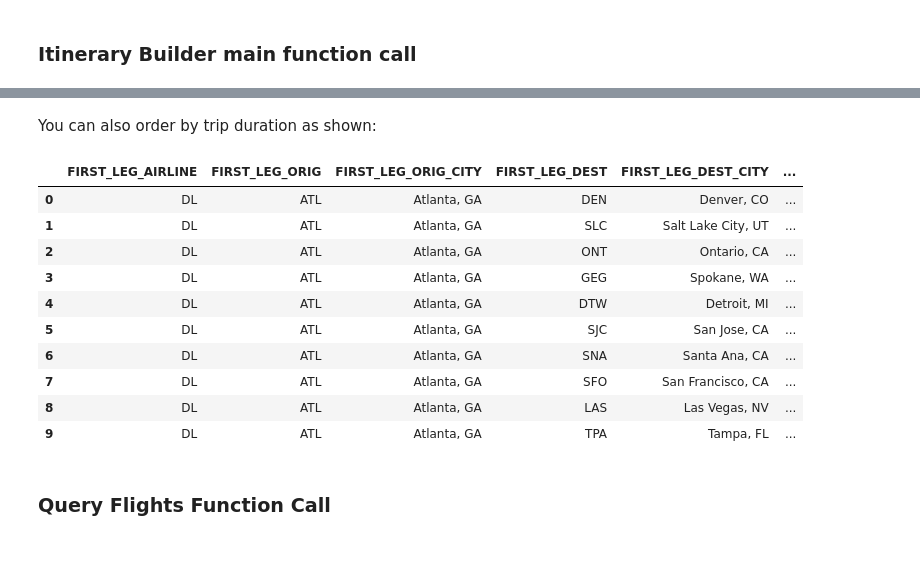
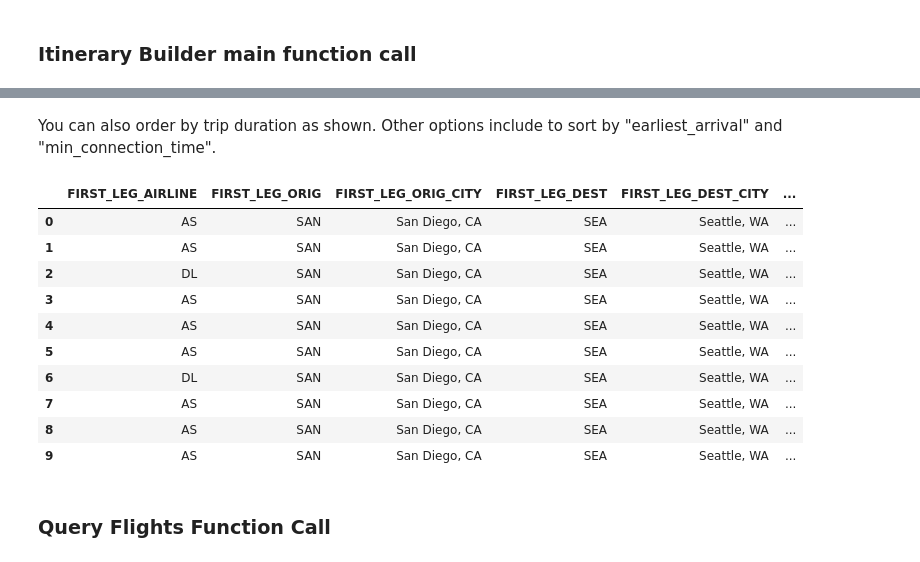
Before and after one commit to jshipway/gatech-cse6242-spring2023-project, a Jupyter notebook: dataManagement/Itinerary Builder POC.ipynb, the cells around one changed output, grey strips where cells are left out. Cells and saved outputs as stored; diff of their text form; code cells hidden in the pictures.

```diff
--- a/dataManagement/Itinerary Builder POC.ipynb
+++ b/dataManagement/Itinerary Builder POC.ipynb
@@ -12,6 +12,7 @@ Examples of each function's usage is below.
 from itineraryBuilder import *
 # %%
 pd.set_option('display.max_columns', None)
+pd.set_option('display.max_rows', None)
 # %% [markdown]
 ### Itinerary Builder main function call
 # %% [markdown]
@@ -19,14 +20,15 @@ With default options, the resulting dataframe is ordered by risk as shown below.
 # %%
 origin = 'ATL'
 destination = 'SEA'
-flight_date = '8/3/2022'
+flight_date = '12/3/2019'
 
 dne = '700'
 dnl = '1000'
 ane = '1'
 anl = '2000'
 tc = 45
+arr_no_later_date = '12/3/2019'
 
-df = itineraryBuilder('faa', origin, destination, flight_date, tc, dne, dnl, ane, anl); df.head(10)
+df = itineraryBuilder('faa_2019_12', origin, destination, flight_date, arr_no_later_date, tc, dne, dnl, ane, anl); df.head(10)
 # %% [output]
 |  | FIRST_LEG_AIRLINE | FIRST_LEG_ORIG | FIRST_LEG_ORIG_CITY | FIRST_LEG_DEST | FIRST_LEG_DEST_CITY | ... |
@@ -42,0 +47,13 @@ df = itineraryBuilder('faa', origin, destination, flight_date, tc, dne, dnl, ane
+# %%
+origin = 'SAN'
+destination = 'ANC'
+flight_date = '12/3/2019'
+arr_no_later_date = '12/4/2019'
+
+dne = '1'
+dnl = '2359'
+ane = '1'
+anl = '2359'
+tc = 45
+
+df = itineraryBuilder('faa_2019_12', origin, destination, flight_date, arr_no_later_date, tc, dne, dnl, ane, anl); df.head(20)
@@ -43,19 +78,19 @@ df = itineraryBuilder('faa', origin, destination, flight_date, tc, dne, dnl, ane
 # %% [markdown]
-You can also order by trip duration as shown:
+You can also order by trip duration as shown. Other options include to sort by "earliest_arrival" and "min_connection_time".
 # %%
-df = itineraryBuilder('faa', origin, destination, flight_date, tc, dne, dnl, ane, anl, orderby='duration'); df.head(10)
+df = itineraryBuilder('faa_2019_12', origin, destination, flight_date, arr_no_later_date, tc, dne, dnl, ane, anl, orderby='duration'); df.head(10)
 # %% [output]
 |  | FIRST_LEG_AIRLINE | FIRST_LEG_ORIG | FIRST_LEG_ORIG_CITY | FIRST_LEG_DEST | FIRST_LEG_DEST_CITY | ... |
-| 0 | DL | ATL | Atlanta, GA | DEN | Denver, CO | ... |
-| 1 | DL | ATL | Atlanta, GA | SLC | Salt Lake City, UT | ... |
-| 2 | DL | ATL | Atlanta, GA | ONT | Ontario, CA | ... |
-| 3 | DL | ATL | Atlanta, GA | GEG | Spokane, WA | ... |
-| 4 | DL | ATL | Atlanta, GA | DTW | Detroit, MI | ... |
-| 5 | DL | ATL | Atlanta, GA | SJC | San Jose, CA | ... |
-| 6 | DL | ATL | Atlanta, GA | SNA | Santa Ana, CA | ... |
-| 7 | DL | ATL | Atlanta, GA | SFO | San Francisco, CA | ... |
-| 8 | DL | ATL | Atlanta, GA | LAS | Las Vegas, NV | ... |
-| 9 | DL | ATL | Atlanta, GA | TPA | Tampa, FL | ... |
+| 0 | AS | SAN | San Diego, CA | SEA | Seattle, WA | ... |
+| 1 | AS | SAN | San Diego, CA | SEA | Seattle, WA | ... |
+| 2 | DL | SAN | San Diego, CA | SEA | Seattle, WA | ... |
+| 3 | AS | SAN | San Diego, CA | SEA | Seattle, WA | ... |
+| 4 | AS | SAN | San Diego, CA | SEA | Seattle, WA | ... |
+| 5 | AS | SAN | San Diego, CA | SEA | Seattle, WA | ... |
+| 6 | DL | SAN | San Diego, CA | SEA | Seattle, WA | ... |
+| 7 | AS | SAN | San Diego, CA | SEA | Seattle, WA | ... |
+| 8 | AS | SAN | San Diego, CA | SEA | Seattle, WA | ... |
+| 9 | AS | SAN | San Diego, CA | SEA | Seattle, WA | ... |
 # %% [markdown]
 ### Query Flights Function Call
 # %% [markdown]
```
Also changed, not shown: parts of 6 cells of this notebook, 7 other files.
